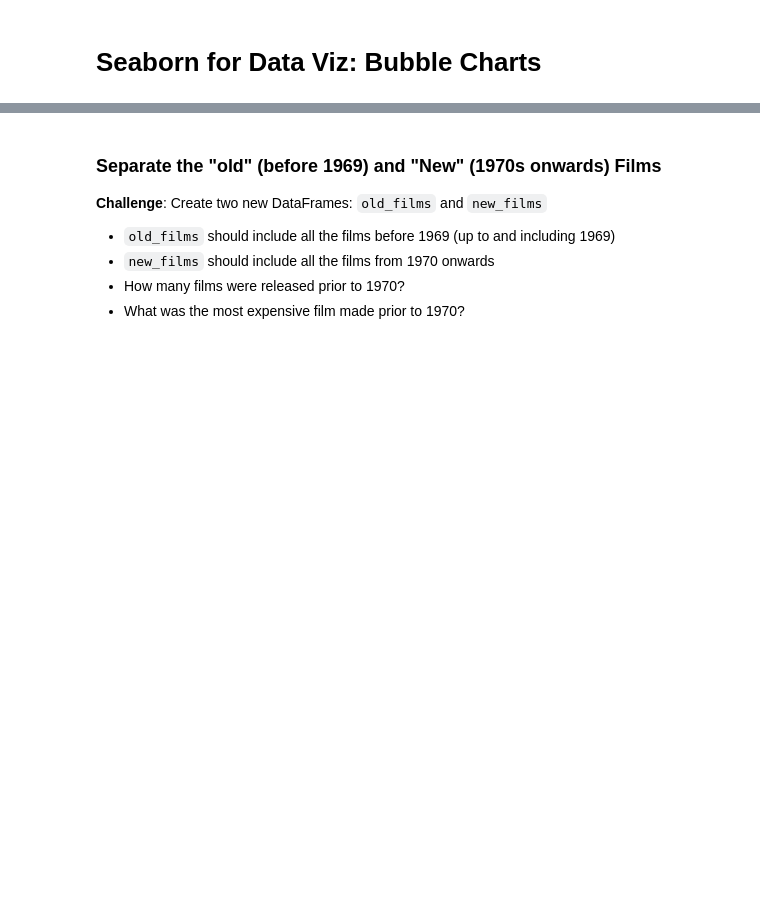
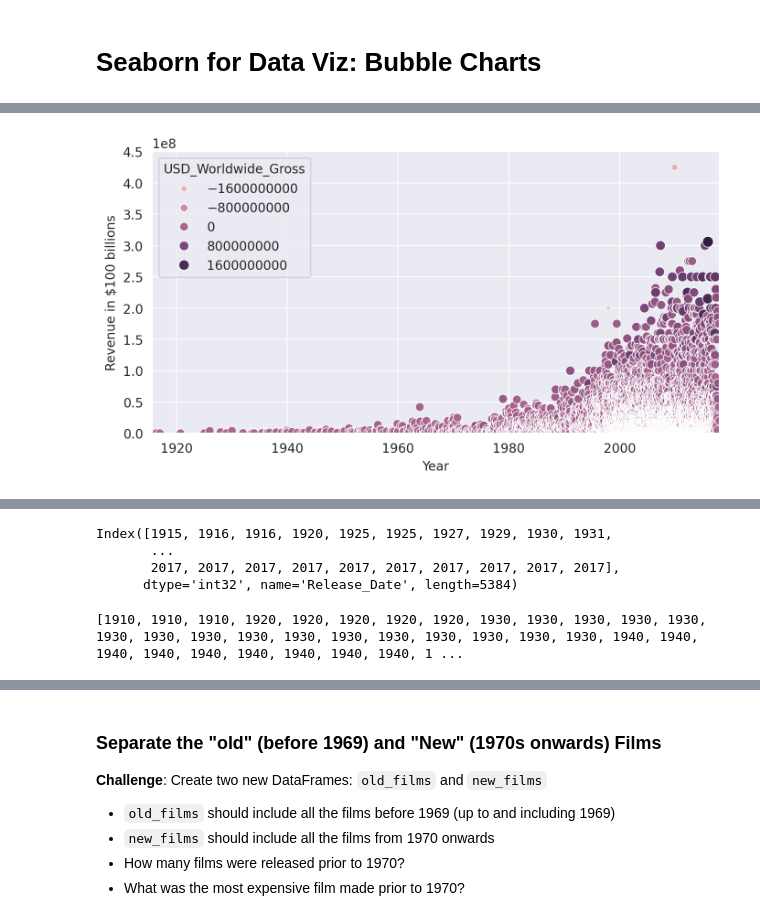
Before and after one commit to ImamSyabana/PythonDay16-100, a Jupyter notebook: Day 78/Seaborn_and_Linear_Regression_(start).ipynb, the cells around one changed output, grey strips where cells are left out. Cells and saved outputs as stored; diff of their text form; code cells hidden in the pictures; blank space fills up the shorter version.

```diff
--- a/Day 78/Seaborn_and_Linear_Regression_(start).ipynb
+++ b/Day 78/Seaborn_and_Linear_Regression_(start).ipynb
@@ -422,3 +476,21 @@ data.head()
+# %%
+plt.figure(figsize=(8,4), dpi = 200)
+
+with sns.axes_style('darkgrid'):
+  ax = sns.scatterplot(data=data_clean,
+                       x='Release_Date',
+                       y='USD_Production_Budget',
+                       hue='USD_Worldwide_Gross',
+                       size='USD_Worldwide_Gross')
+
+ax.set(ylim=(0, 450000000),
+       xlim=(data_clean.Release_Date.min(), data_clean.Release_Date.max()),
+       ylabel='Revenue in $100 billions',
+       xlabel='Year')
+
+plt.show()
+# %% [output]
+[figure, added]
 # %% [markdown]
 # Converting Years to Decades Trick
 
@@ -432,3 +504,19 @@ Here's how:
 <img src=https://i.imgur.com/5m06Ach.png width=650>
 3. Use floor division `//` to convert the year data to the decades of the films.
 4. Add the decades as a `Decade` column to the `data_clean` DataFrame.
+# %%
+(pd.DatetimeIndex(data=data_clean["Release_Date"]).year)
+# %% [output]
+Index([1915, 1916, 1916, 1920, 1925, 1925, 1927, 1929, 1930, 1931,
+       ...
+       2017, 2017, 2017, 2017, 2017, 2017, 2017, 2017, 2017, 2017],
+      dtype='int32', name='Release_Date', length=5384)
+# %%
+decades = []
+
+for year in pd.DatetimeIndex(data=data_clean["Release_Date"]).year:
+    decades.append((year // 10) * 10)
+
+print(decades)
+# %% [output]
+[1910, 1910, 1910, 1920, 1920, 1920, 1920, 1920, 1930, 1930, 1930, 1930, 1930, 1930, 1930, 1930, 1930, 1930, 1930, 1930, 1930, 1930, 1930, 1930, 1940, 1940, 1940, 1940, 1940, 1940, 1940, 1940, 1940, 1 ...
```
Also changed, not shown: parts of 34 cells of this notebook, 1 other file.
